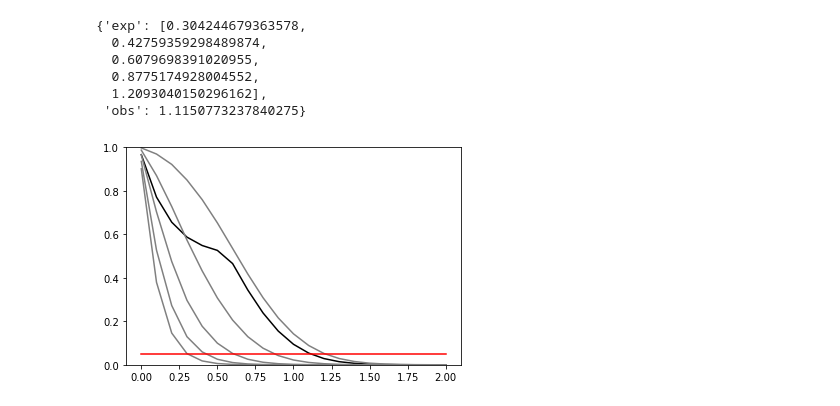
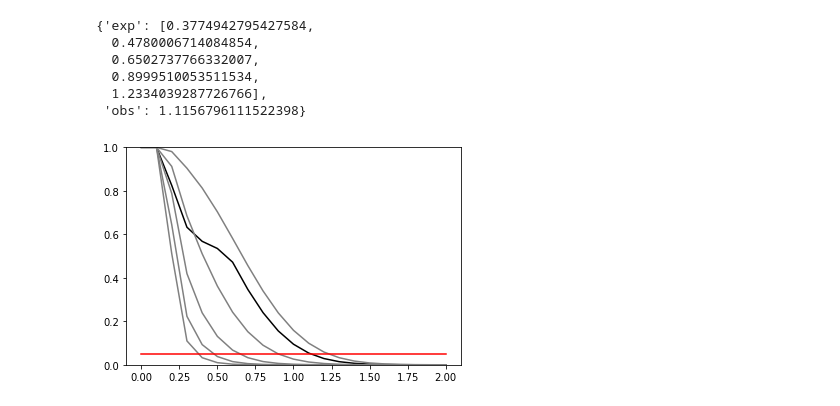
Before and after one commit to scikit-hep/pyhf, a Jupyter notebook: examples/notebooks/histosys-pytorch.ipynb, the cells around one changed output. Cells and saved outputs as stored; diff of their text form; code cells hidden in the pictures.

```diff
--- a/examples/notebooks/histosys-pytorch.ipynb
+++ b/examples/notebooks/histosys-pytorch.ipynb
@@ -147,19 +242,19 @@ invert_interval(mutests, cls_obs, cls_exp)
 [figure]
 # %%
 pyhf.tensorlib = pyhf.pytorch_backend()
-pyhf.optimizer = pyhf.pytorch_optimizer(tensorlib = pyhf.tensorlib)
+pyhf.optimizer = pyhf.pytorch_optimizer(tensorlib = pyhf.tensorlib, maxdelta = 1e-1)
 
 mutests = np.linspace(0,2,21)
 tests = [CLsOnePoint(muTest,d,pdf,init_pars,par_bounds) for muTest in mutests]
 cls_obs = [test[0]  for test in tests]
 cls_exp = [[test[1][i]  for test in tests] for i in range(5)]
 plot_results(mutests, cls_obs, cls_exp)
 invert_interval(mutests, cls_obs, cls_exp)
 # %% [output]
-{'exp': [0.304244679363578,
-  0.42759359298489874,
-  0.6079698391020955,
-  0.8775174928004552,
-  1.2093040150296162],
- 'obs': 1.1150773237840275}
+{'exp': [0.3774942795427584,
+  0.4780006714084854,
+  0.6502737766332007,
+  0.8999510053511534,
+  1.2334039287726766],
+ 'obs': 1.1156796111522398}
-[figure, old version]
+[figure, new version]
```
Also changed, not shown: parts of 6 cells of this notebook, 1 other file.
